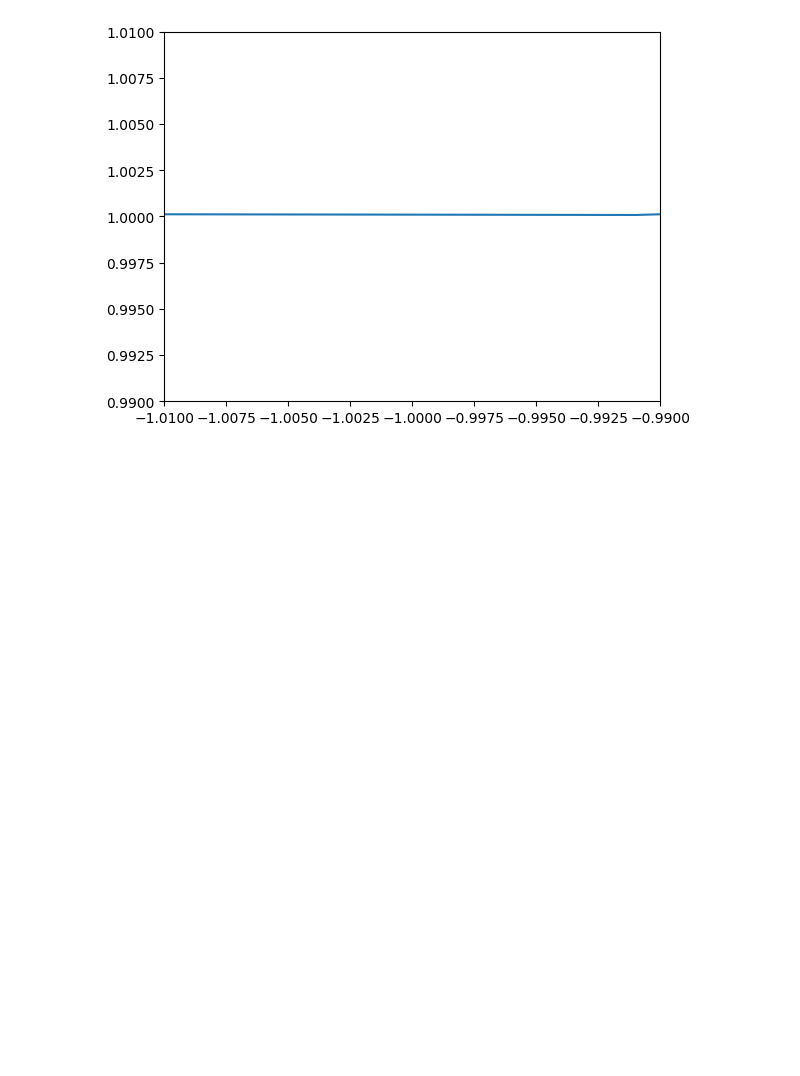
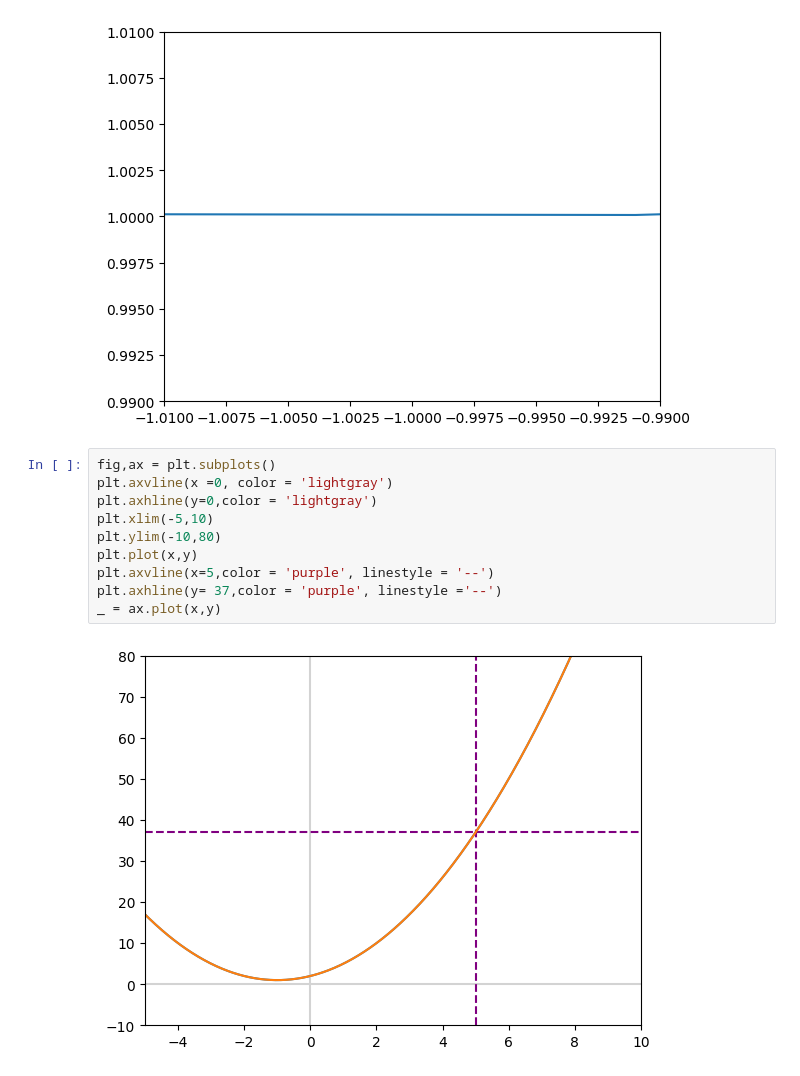
Before and after one commit to Krisho1/Machine-Learning-Foundations-Math-Probability-Statistics-and-Computer-Science-Python-Codes-, a Jupyter notebook: Calculus_I.ipynb, the cells around one changed output. Drawn from its saved outputs; the diff is of its cells as text; blank space fills up the shorter version.

```diff
--- a/Calculus_I.ipynb
+++ b/Calculus_I.ipynb
@@ -38,3 +38,15 @@ _=ax.set_ylim([0.99,1.01])
 _=ax.plot(x,y)
 # %% [output]
 [figure]
+# %%
+fig,ax = plt.subplots()
+plt.axvline(x =0, color = 'lightgray')
+plt.axhline(y=0,color = 'lightgray')
+plt.xlim(-5,10)
+plt.ylim(-10,80)
+plt.plot(x,y)
+plt.axvline(x=5,color = 'purple', linestyle = '--')
+plt.axhline(y= 37,color = 'purple', linestyle ='--')
+_ = ax.plot(x,y)
+# %% [output]
+[figure, added]
```
